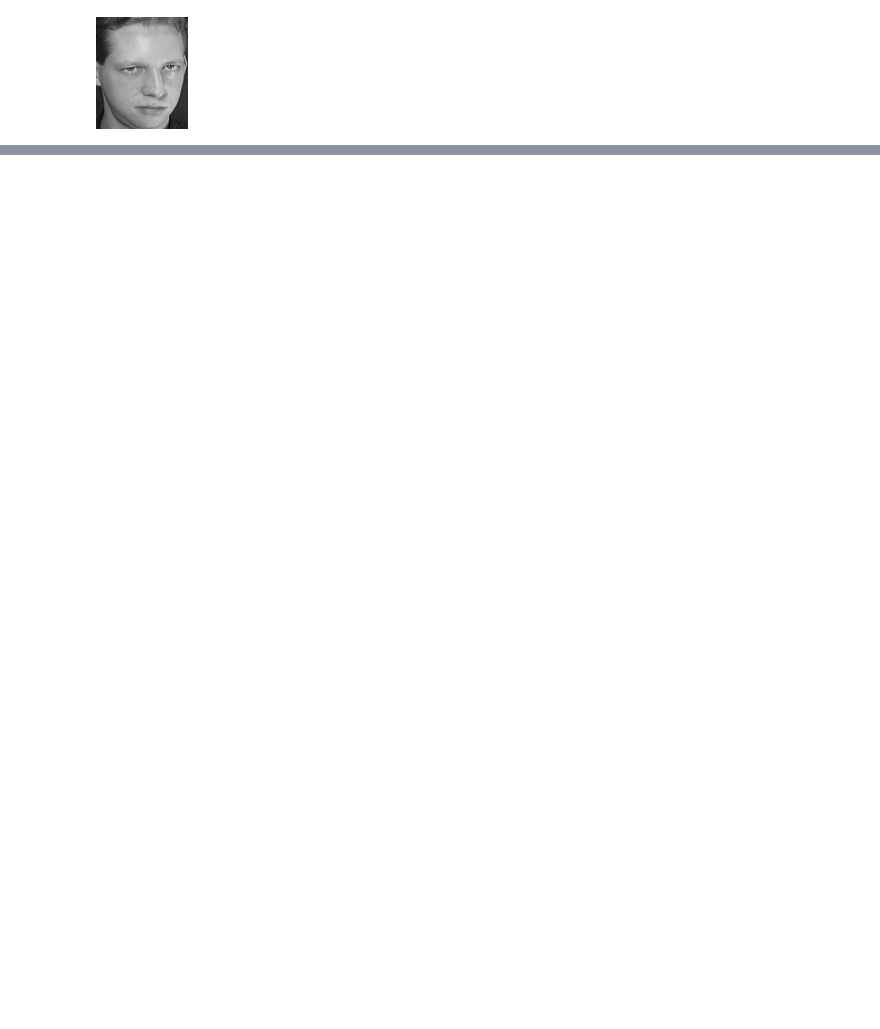
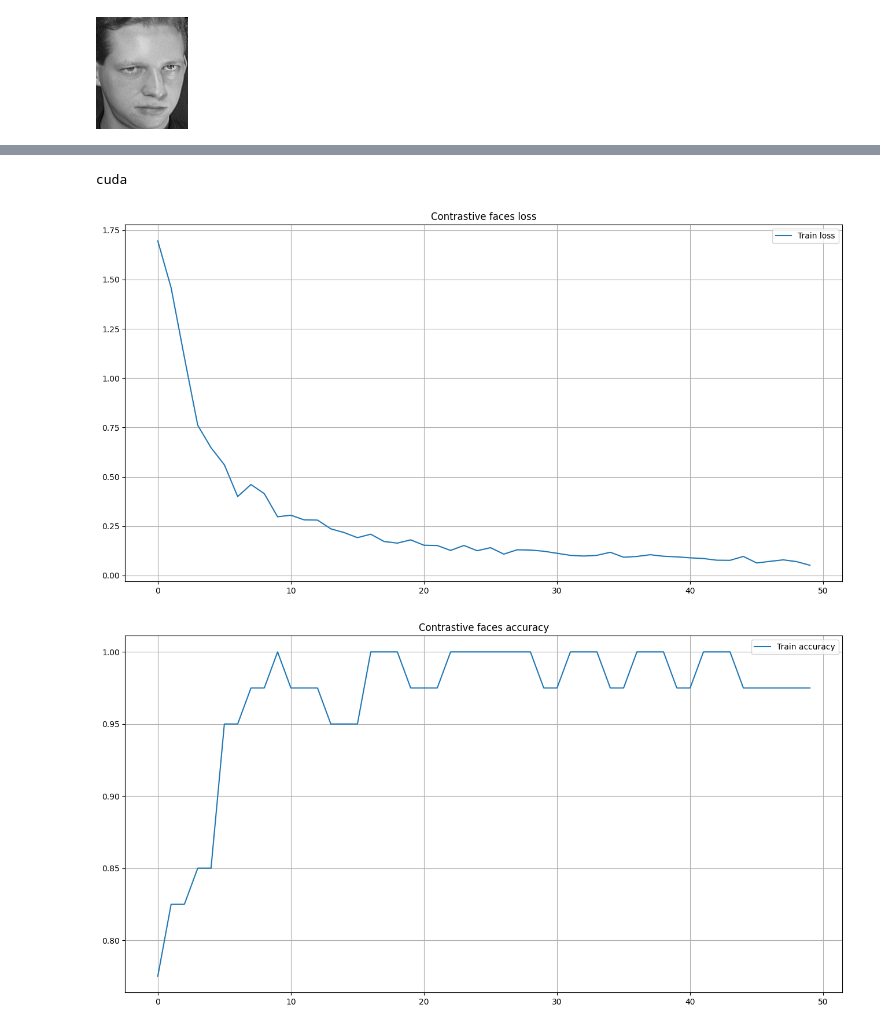
Before and after one commit to SergeBurnt/DLE_study_CV, a Jupyter notebook: face_recognition/face_recognition.ipynb, the cells around one changed output, grey strips where cells are left out. Saved outputs shown, nothing was run; the diff lists cells and outputs as text; code cells hidden in the pictures; blank space fills up the shorter version.

```diff
--- a/face_recognition/face_recognition.ipynb
+++ b/face_recognition/face_recognition.ipynb
@@ -16,8 +19,6 @@ def _loader(path: str) -> Image.Image:
     with open(path, "rb") as f:
         img = Image.open(f)
         return img.convert("L")
-# %%
-images = glob(os.path.join("faces_dataset/train", "*/*"))
 # %%
 class Faces(Dataset):
     def __init__(self, root: str, split: str = "train", transform=None):
@@ -91,0 +215,33 @@ for i in np.random.randint(len(dataset), size=10):
+# %%
+def train_cycle(model, optimizer, loss_fn, num_epochs, title):
+    train_loss_history, test_accuracy_history = [], []
+
+    for epoch in range(num_epochs):
+        train_loss = train(model, optimizer, train_loader, loss_fn)
+        test_accuracy = evaluate(model)
+
+        train_loss_history.append(train_loss)
+        test_accuracy_history.append(test_accuracy)
+
+        lr_shed.step(train_loss)
+
+        clear_output()
+
+        plot_stats(
+            train_loss_history,
+            test_accuracy_history,
+            title
+        )
+# %%
+class ContrastiveLoss(nn.Module):
+    def __init__(self, margin=2):
+        super().__init__()
+        self.margin = margin
+
+    def forward(self, x1, x2, y):
+        dist = F.pairwise_distance(x1, x2, keepdim=True)
+
+        return torch.mean(
+            y * torch.pow(dist, 2) +
+            (1 - y) * torch.pow(torch.clamp(self.margin - dist, min=0), 2)
+        )
@@ -91,0 +291,15 @@ for i in np.random.randint(len(dataset), size=10):
+# %%
+device = torch.device("cuda" if torch.cuda.is_available() else "cpu")
+print(device)
+
+model = ContrastiveModel().to(device)
+optimizer = optim.Adam(model.parameters(), lr=1e-3)
+loss_fn = ContrastiveLoss()
+lr_shed = optim.lr_scheduler.ReduceLROnPlateau(optimizer, factor=0.5, patience=5)
+# %% [output]
+cuda
+# %%
+train_cycle(model, optimizer, loss_fn, 50, "Contrastive faces")
+# %% [output]
+[figure, added]
+[figure, added]
```
Also changed, not shown: parts of 15 cells of this notebook.
